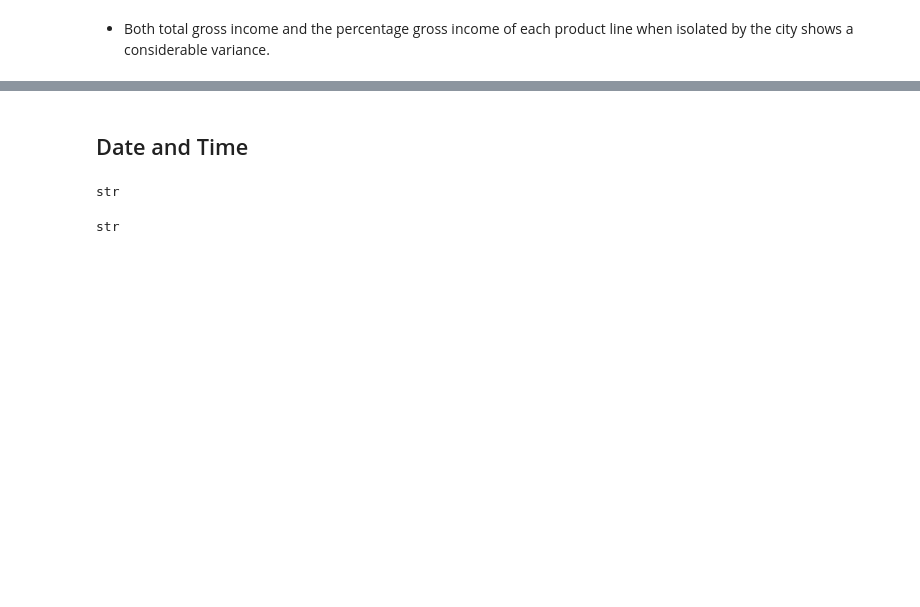
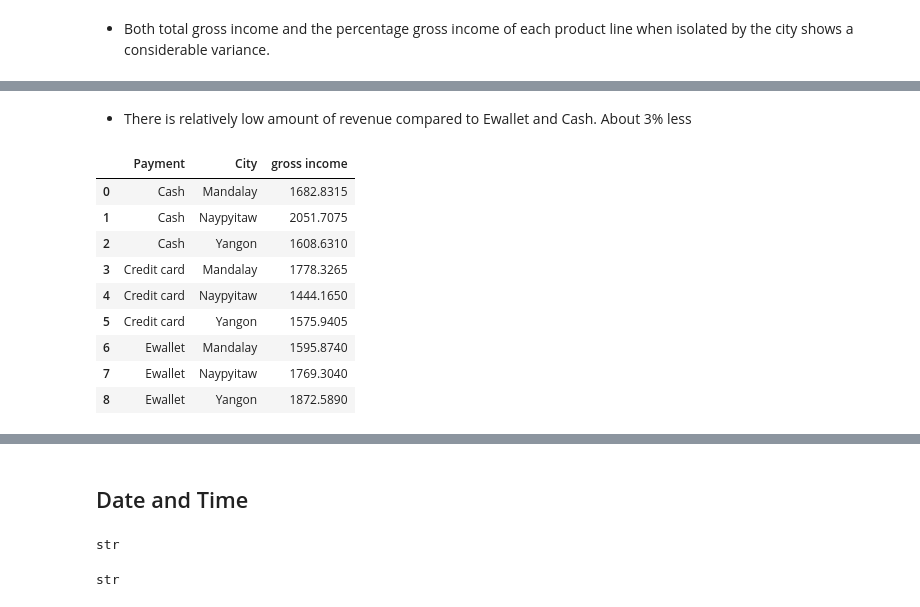
Before and after one commit to Zzzhenya/Supermarket_sales, a Jupyter notebook: Supermarket_data_exploration.ipynb, the cells around one changed output, grey strips where cells are left out. Saved outputs shown, nothing was run; the diff lists cells and outputs as text; code cells hidden in the pictures; blank space fills up the shorter version.

```diff
--- a/Supermarket_data_exploration.ipynb
+++ b/Supermarket_data_exploration.ipynb
@@ -425,0 +466,18 @@ sns.barplot(data = yangon , y = "Product line" , x = "%", color = cat_palette[5]
+# %% [markdown]
+* There is relatively low amount of revenue compared to Ewallet and Cash. About 3% less
+# %%
+# Gross total income grouped by Payment in each city
+revenue_by_payment_city = df.groupby(["Payment", "City"])[["gross income"]].sum()
+revenue_by_payment_city.reset_index(inplace=True)
+revenue_by_payment_city
+# %% [output]
+|  | Payment | City | gross income |
+| 0 | Cash | Mandalay | 1682.8315 |
+| 1 | Cash | Naypyitaw | 2051.7075 |
+| 2 | Cash | Yangon | 1608.6310 |
+| 3 | Credit card | Mandalay | 1778.3265 |
+| 4 | Credit card | Naypyitaw | 1444.1650 |
+| 5 | Credit card | Yangon | 1575.9405 |
+| 6 | Ewallet | Mandalay | 1595.8740 |
+| 7 | Ewallet | Naypyitaw | 1769.3040 |
+| 8 | Ewallet | Yangon | 1872.5890 |
```
Also changed, not shown: parts of 17 cells of this notebook.
